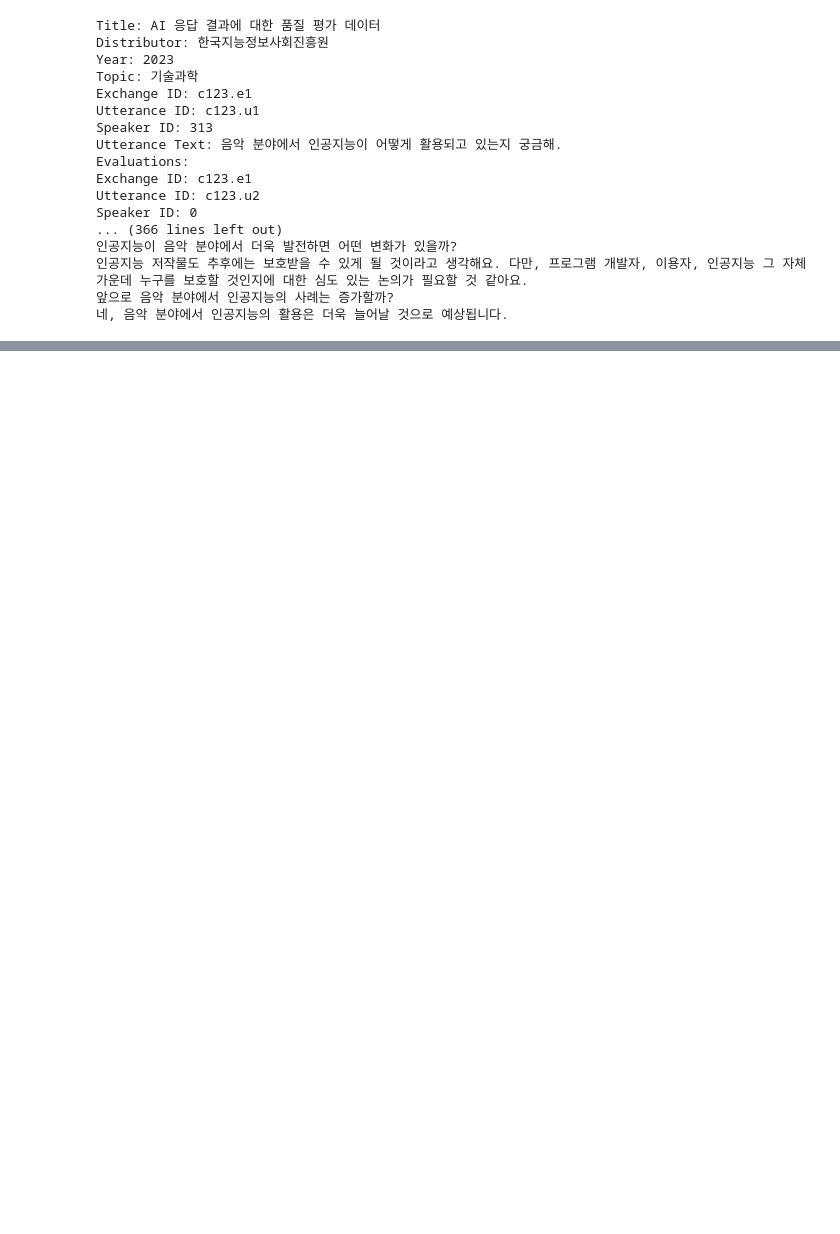
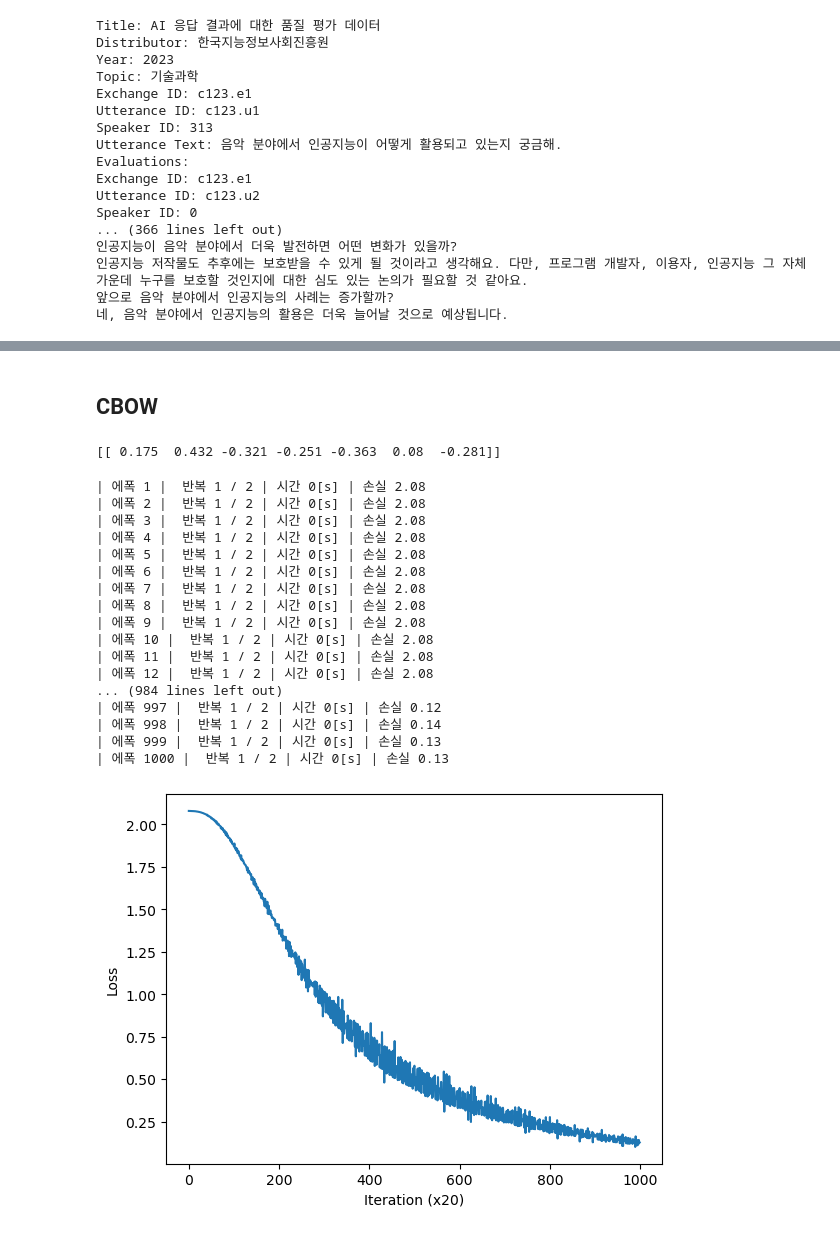
Before and after one commit to undobia/project2, a Jupyter notebook: project2/project2-part2.ipynb, the cells around one changed output, grey strips where cells are left out. Saved outputs shown, nothing was run; the diff lists cells and outputs as text; code cells hidden in the pictures; blank space fills up the shorter version.

```diff
--- a/project2/project2-part2.ipynb
+++ b/project2/project2-part2.ipynb
@@ -64,0 +302,79 @@ Speaker ID: 0
+# %% [markdown]
+## CBOW
+# %%
+# %load cbow_predict.py
+import sys
+sys.path.append('..')
+import numpy as np
+from common.layers import MatMul
+
+
+# 샘플 맥락 데이터
+c0 = np.array([[1, 0, 0, 0, 0, 0, 0]])
+c1 = np.array([[0, 0, 1, 0, 0, 0, 0]])
+
+# 가중치 초기화
+W_in = np.random.randn(7, 3)
+W_out = np.random.randn(3, 7)
+
+# 계층 생성
+in_layer0 = MatMul(W_in)
+in_layer1 = MatMul(W_in)
+out_layer = MatMul(W_out)
+
+# 순전파
+h0 = in_layer0.forward(c0)
+h1 = in_layer1.forward(c1)
+h = 0.5 * (h0 + h1)
+s = out_layer.forward(h)
+print(s)
+# %% [output]
+[[ 0.175  0.432 -0.321 -0.251 -0.363  0.08  -0.281]]
+# %%
+# %load train.py
+import sys
+sys.path.append('..')  # 부모 디렉터리의 파일을 가져올 수 있도록 설정
+from common.trainer import Trainer
+from common.optimizer import Adam
+from ch03.simple_cbow import SimpleCBOW
+from common.util import preprocess, create_contexts_target, convert_one_hot
+
+
+window_size = 1
+hidden_size = 5
+batch_size = 3
+max_epoch = 1000
+
+text = '음악 분야에서 인공지능이 어떻게 활용되고 있는지 궁금해.'
+corpus, word_to_id, id_to_word = preprocess(text)
+
+vocab_size = len(word_to_id)
+contexts, target = create_contexts_target(corpus, window_size)
+target = convert_one_hot(target, vocab_size)
+contexts = convert_one_hot(contexts, vocab_size)
+
+model = SimpleCBOW(vocab_size, hidden_size)
+optimizer = Adam()
+trainer = Trainer(model, optimizer)
+
+trainer.fit(contexts, target, max_epoch, batch_size)
+trainer.plot()
+# %% [output]
+| 에폭 1 |  반복 1 / 2 | 시간 0[s] | 손실 2.08
+| 에폭 2 |  반복 1 / 2 | 시간 0[s] | 손실 2.08
+| 에폭 3 |  반복 1 / 2 | 시간 0[s] | 손실 2.08
+| 에폭 4 |  반복 1 / 2 | 시간 0[s] | 손실 2.08
+| 에폭 5 |  반복 1 / 2 | 시간 0[s] | 손실 2.08
+| 에폭 6 |  반복 1 / 2 | 시간 0[s] | 손실 2.08
+| 에폭 7 |  반복 1 / 2 | 시간 0[s] | 손실 2.08
+| 에폭 8 |  반복 1 / 2 | 시간 0[s] | 손실 2.08
+| 에폭 9 |  반복 1 / 2 | 시간 0[s] | 손실 2.08
+| 에폭 10 |  반복 1 / 2 | 시간 0[s] | 손실 2.08
+| 에폭 11 |  반복 1 / 2 | 시간 0[s] | 손실 2.08
+| 에폭 12 |  반복 1 / 2 | 시간 0[s] | 손실 2.08
+... (984 lines left out)
+| 에폭 997 |  반복 1 / 2 | 시간 0[s] | 손실 0.12
+| 에폭 998 |  반복 1 / 2 | 시간 0[s] | 손실 0.14
+| 에폭 999 |  반복 1 / 2 | 시간 0[s] | 손실 0.13
+| 에폭 1000 |  반복 1 / 2 | 시간 0[s] | 손실 0.13
+[figure, added]
```
Also changed, not shown: parts of 23 cells of this notebook.
